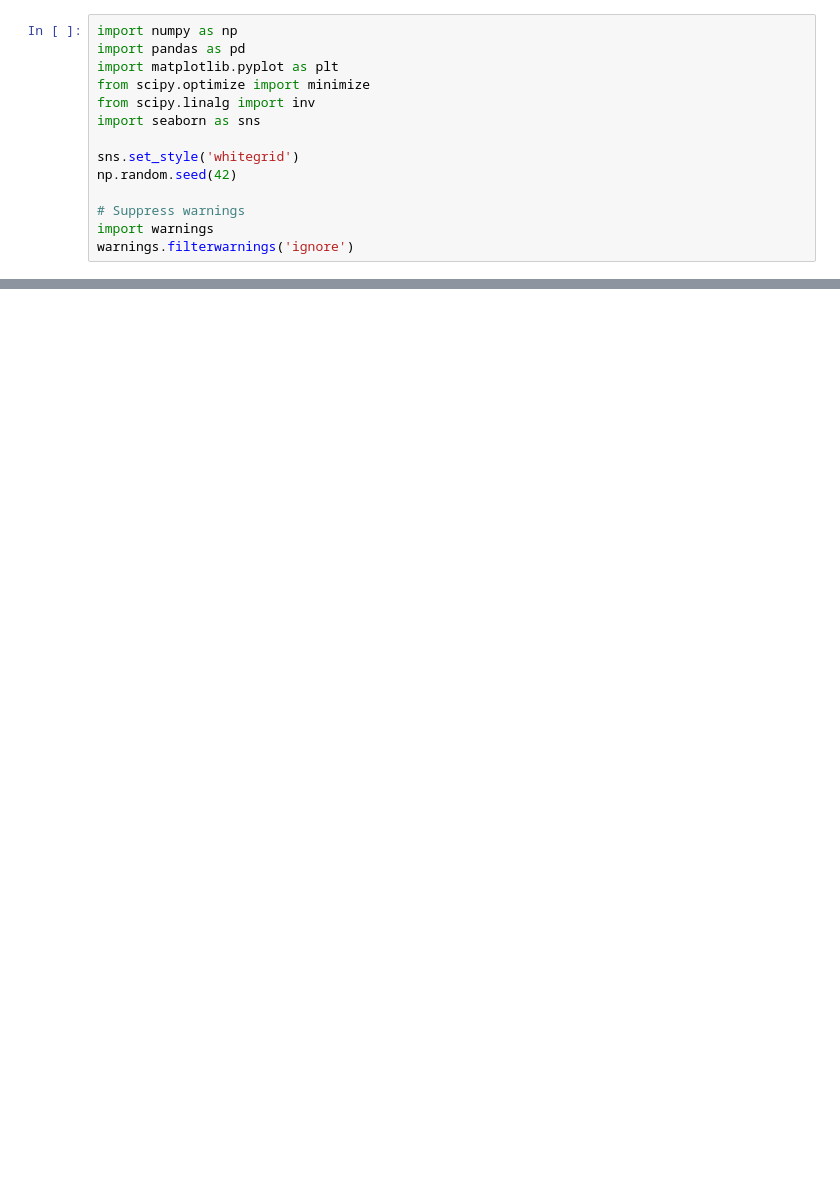
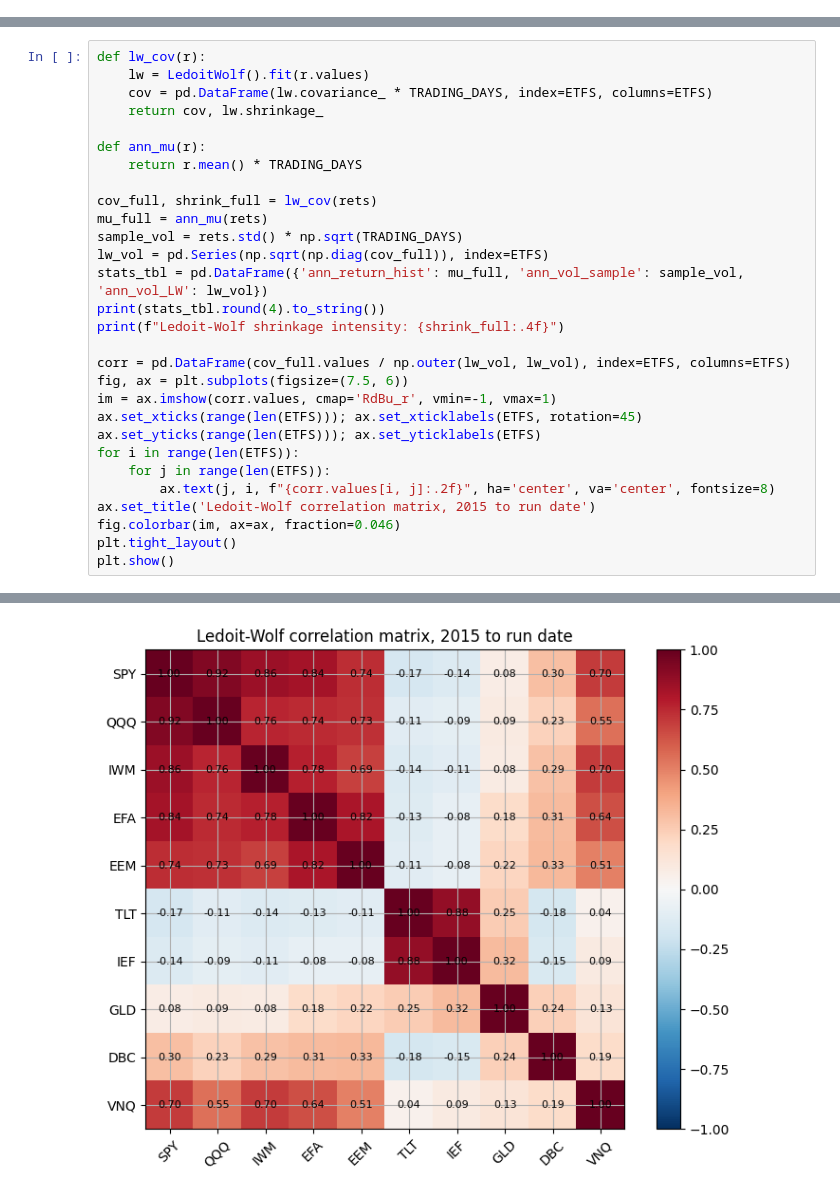
Before and after one commit to Yoyo1505/My_projects, a Jupyter notebook: Quantitative Trading/notebooks/Portfolio Optimization - Markowitz and Black-Litterman.ipynb, the cells around one changed output, grey strips where cells are left out. Saved outputs shown, nothing was run; the diff lists cells and outputs as text; blank space fills up the shorter version.

```diff
--- a/Quantitative Trading/notebooks/Portfolio Optimization - Markowitz and Black-Litterman.ipynb
+++ b/Quantitative Trading/notebooks/Portfolio Optimization - Markowitz and Black-Litterman.ipynb
@@ -14,14 +0,0 @@ This notebook implements modern portfolio optimization with focus on handling **
-# %%
-import numpy as np
-import pandas as pd
-import matplotlib.pyplot as plt
-from scipy.optimize import minimize
-from scipy.linalg import inv
-import seaborn as sns
-
-sns.set_style('whitegrid')
-np.random.seed(42)
-
-# Suppress warnings
-import warnings
-warnings.filterwarnings('ignore')
@@ -358,0 +72,30 @@ print(f"{'Shrinkage':<20} {mean_shrunk*252:>14.2%} {vol_shrunk_test*np.sqrt(252)
+# %%
+def lw_cov(r):
+    lw = LedoitWolf().fit(r.values)
+    cov = pd.DataFrame(lw.covariance_ * TRADING_DAYS, index=ETFS, columns=ETFS)
+    return cov, lw.shrinkage_
+
+def ann_mu(r):
+    return r.mean() * TRADING_DAYS
+
+cov_full, shrink_full = lw_cov(rets)
+mu_full = ann_mu(rets)
+sample_vol = rets.std() * np.sqrt(TRADING_DAYS)
+lw_vol = pd.Series(np.sqrt(np.diag(cov_full)), index=ETFS)
+stats_tbl = pd.DataFrame({'ann_return_hist': mu_full, 'ann_vol_sample': sample_vol, 'ann_vol_LW': lw_vol})
+print(stats_tbl.round(4).to_string())
+print(f"Ledoit-Wolf shrinkage intensity: {shrink_full:.4f}")
+
+corr = pd.DataFrame(cov_full.values / np.outer(lw_vol, lw_vol), index=ETFS, columns=ETFS)
+fig, ax = plt.subplots(figsize=(7.5, 6))
+im = ax.imshow(corr.values, cmap='RdBu_r', vmin=-1, vmax=1)
+ax.set_xticks(range(len(ETFS))); ax.set_xticklabels(ETFS, rotation=45)
+ax.set_yticks(range(len(ETFS))); ax.set_yticklabels(ETFS)
+for i in range(len(ETFS)):
+    for j in range(len(ETFS)):
+        ax.text(j, i, f"{corr.values[i, j]:.2f}", ha='center', va='center', fontsize=8)
+ax.set_title('Ledoit-Wolf correlation matrix, 2015 to run date')
+fig.colorbar(im, ax=ax, fraction=0.046)
+plt.tight_layout()
+plt.show()
+# %% [output]
@@ -358,0 +114 @@ print(f"{'Shrinkage':<20} {mean_shrunk*252:>14.2%} {vol_shrunk_test*np.sqrt(252)
+[figure, added]
```
Also changed, not shown: parts of 26 cells of this notebook, 55 other files.
